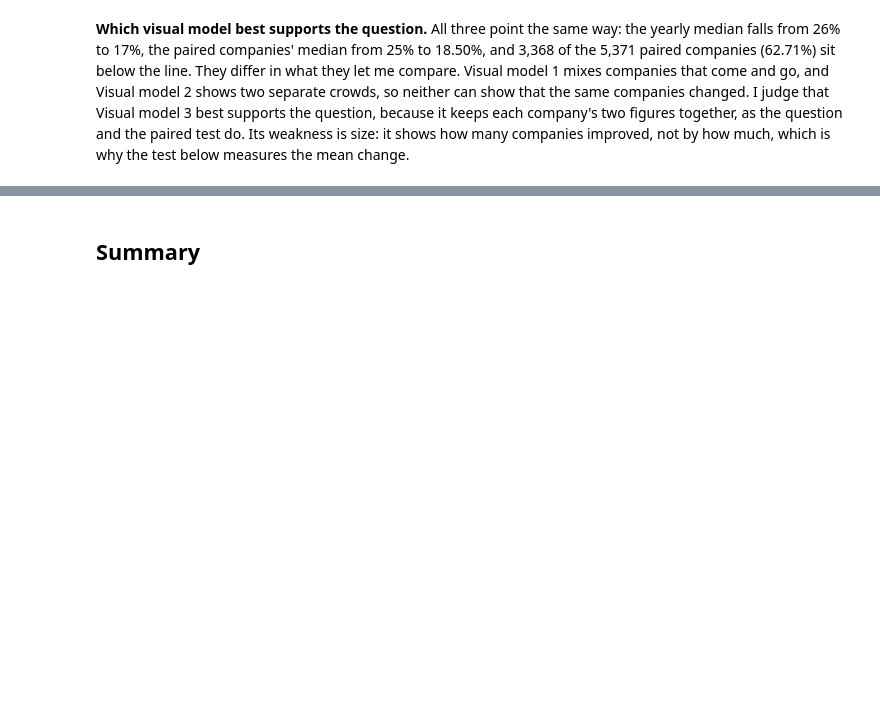
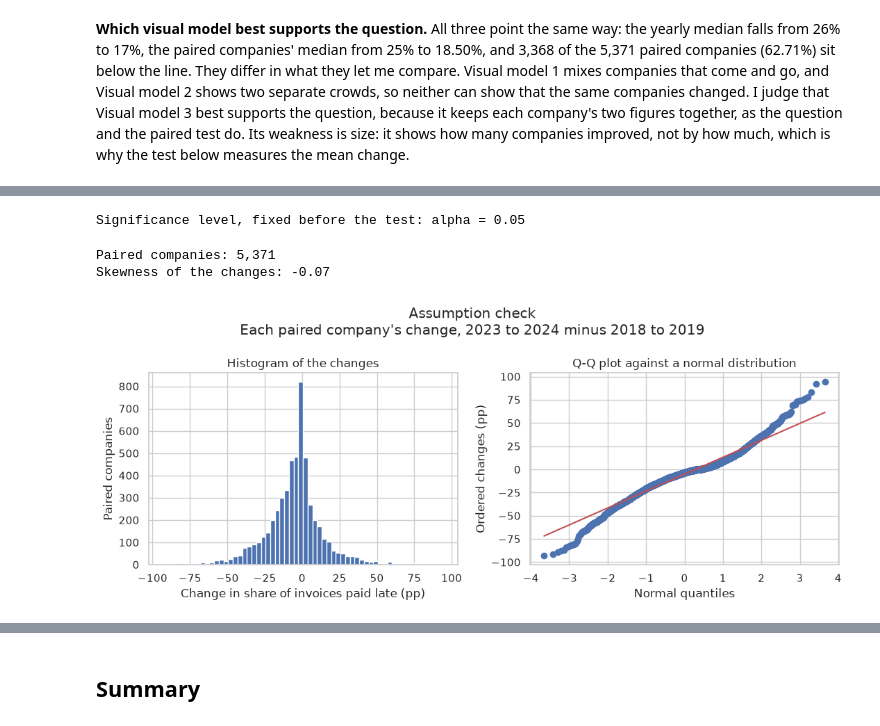
Before and after one commit to PaddyGilliland1/statistical-analysis-project, a Jupyter notebook: analysis.ipynb, the cells around one changed output, grey strips where cells are left out. Cells and saved outputs as stored; diff of their text form; code cells hidden in the pictures; blank space fills up the shorter version.

Commit message:
Add the hypothesis test

```diff
--- a/analysis.ipynb
+++ b/analysis.ipynb
@@ -1971,0 +1981,5 @@ comparison
+# %%
+ALPHA = 0.05
+print(f"Significance level, fixed before the test: alpha = {ALPHA}")
+# %% [output]
+Significance level, fixed before the test: alpha = 0.05
@@ -1971,0 +2056,14 @@ comparison
+# %%
+changes = paired["change"]
+print(f"Paired companies: {changes.count():,}")
+print(f"Skewness of the changes: {changes.skew():.2f}")
+assumption_fig = plot_assumption_check(
+    changes,
+    "Assumption check",
+    "Each paired company's change, 2023 to 2024 minus 2018 to 2019",
+)
+plt.show()
+# %% [output]
+Paired companies: 5,371
+Skewness of the changes: -0.07
+[figure, added]
```
Also changed, not shown: parts of 11 cells of this notebook.
